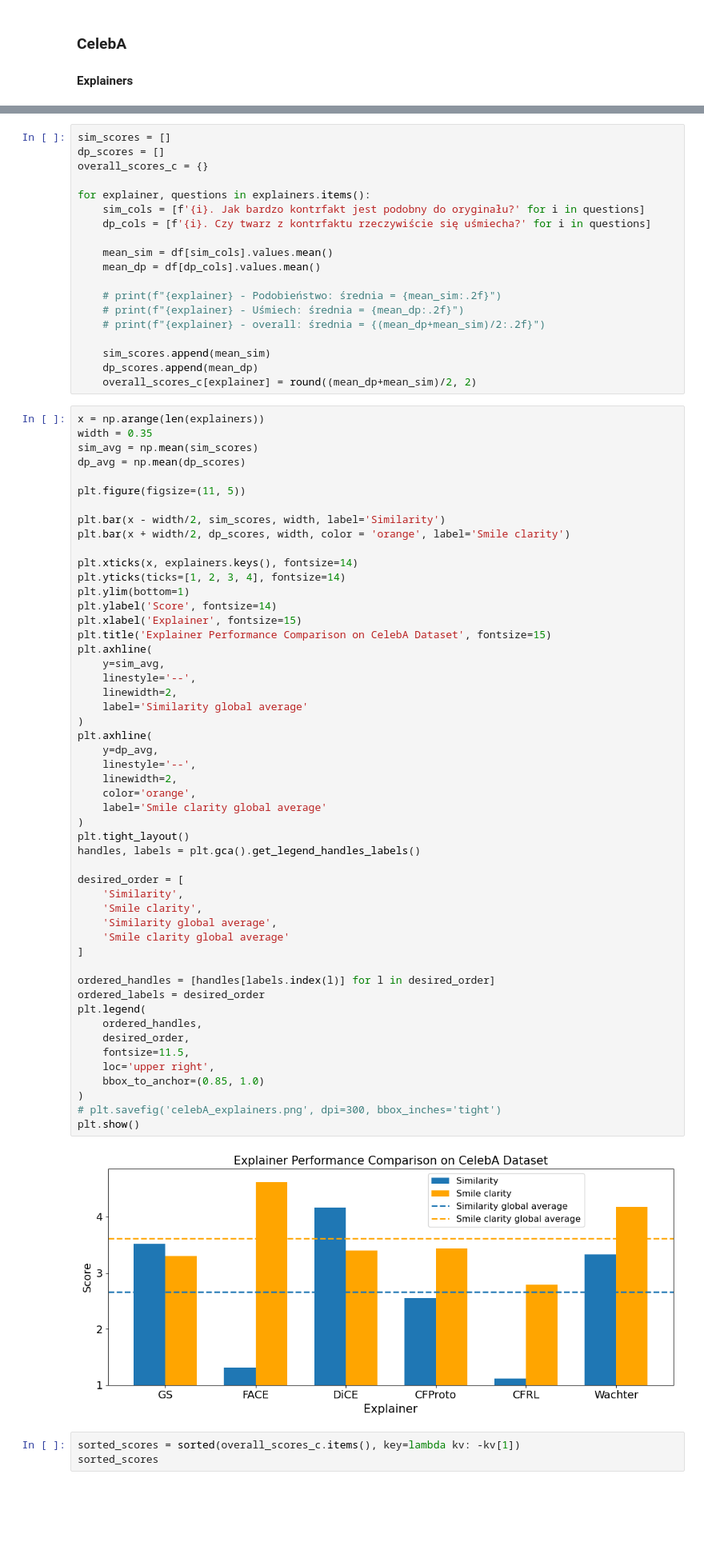
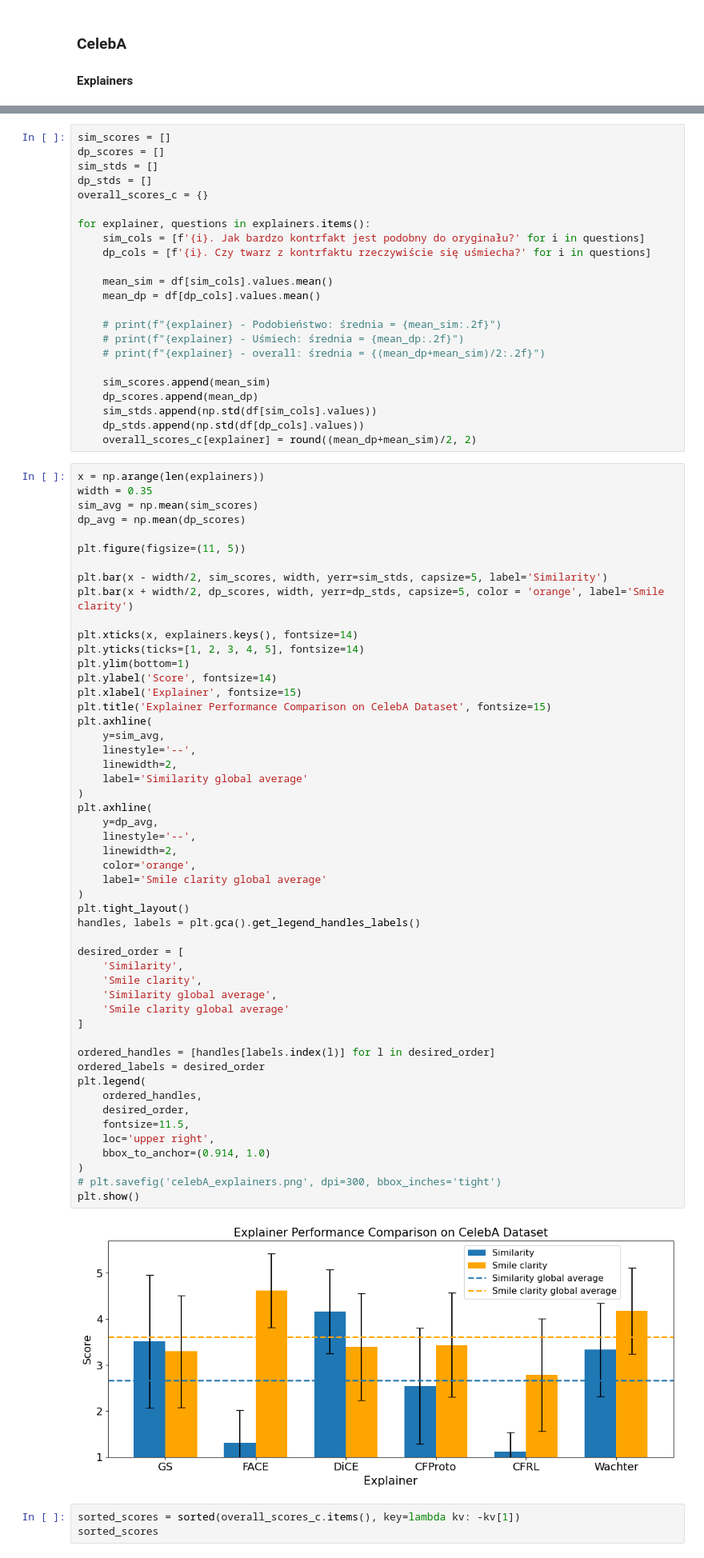
Before and after one commit to MBernart/counterfactuals, a Jupyter notebook: experiments/survey_analysis/analysis.ipynb, the cells around one changed output, grey strips where cells are left out. Shown at 80% size. Drawn from its saved outputs; the diff is of its cells as text; blank space fills up the shorter version.

```diff
--- a/experiments/survey_analysis/analysis.ipynb
+++ b/experiments/survey_analysis/analysis.ipynb
@@ -106,6 +106,8 @@ plt.show()
 # %%
 sim_scores = []
 dp_scores = []
+sim_stds = []
+dp_stds = []
 overall_scores_c = {}
 
 for explainer, questions in explainers.items():
@@ -121,6 +123,8 @@ for explainer, questions in explainers.items():
 
     sim_scores.append(mean_sim)
     dp_scores.append(mean_dp)
+    sim_stds.append(np.std(df[sim_cols].values))
+    dp_stds.append(np.std(df[dp_cols].values))
     overall_scores_c[explainer] = round((mean_dp+mean_sim)/2, 2)
 # %%
 x = np.arange(len(explainers))
@@ -130,11 +134,11 @@ dp_avg = np.mean(dp_scores)
 
 plt.figure(figsize=(11, 5))
 
-plt.bar(x - width/2, sim_scores, width, label='Similarity')
-plt.bar(x + width/2, dp_scores, width, color = 'orange', label='Smile clarity')
+plt.bar(x - width/2, sim_scores, width, yerr=sim_stds, capsize=5, label='Similarity')
+plt.bar(x + width/2, dp_scores, width, yerr=dp_stds, capsize=5, color = 'orange', label='Smile clarity')
 
 plt.xticks(x, explainers.keys(), fontsize=14)
-plt.yticks(ticks=[1, 2, 3, 4], fontsize=14)
+plt.yticks(ticks=[1, 2, 3, 4, 5], fontsize=14)
 plt.ylim(bottom=1)
 plt.ylabel('Score', fontsize=14)
 plt.xlabel('Explainer', fontsize=15)
@@ -146,35 +150,35 @@ plt.axhline(
     label='Similarity global average'
 )
 plt.axhline(
     y=dp_avg,
     linestyle='--',
     linewidth=2,
     color='orange',
     label='Smile clarity global average'
 )
 plt.tight_layout()
 handles, labels = plt.gca().get_legend_handles_labels()
 
 desired_order = [
     'Similarity',
     'Smile clarity',
     'Similarity global average',
     'Smile clarity global average'
 ]
 
 ordered_handles = [handles[labels.index(l)] for l in desired_order]
 ordered_labels = desired_order
 plt.legend(
     ordered_handles,
     desired_order,
     fontsize=11.5,
     loc='upper right',
-    bbox_to_anchor=(0.85, 1.0)
+    bbox_to_anchor=(0.914, 1.0)
 )
 # plt.savefig('celebA_explainers.png', dpi=300, bbox_inches='tight')
 plt.show()
 # %% [output]
-[figure, old version]
+[figure, new version]
 # %%
 sorted_scores = sorted(overall_scores_c.items(), key=lambda kv: -kv[1])
 sorted_scores
```
Also changed, not shown: parts of 7 cells of this notebook, 32 other files.
